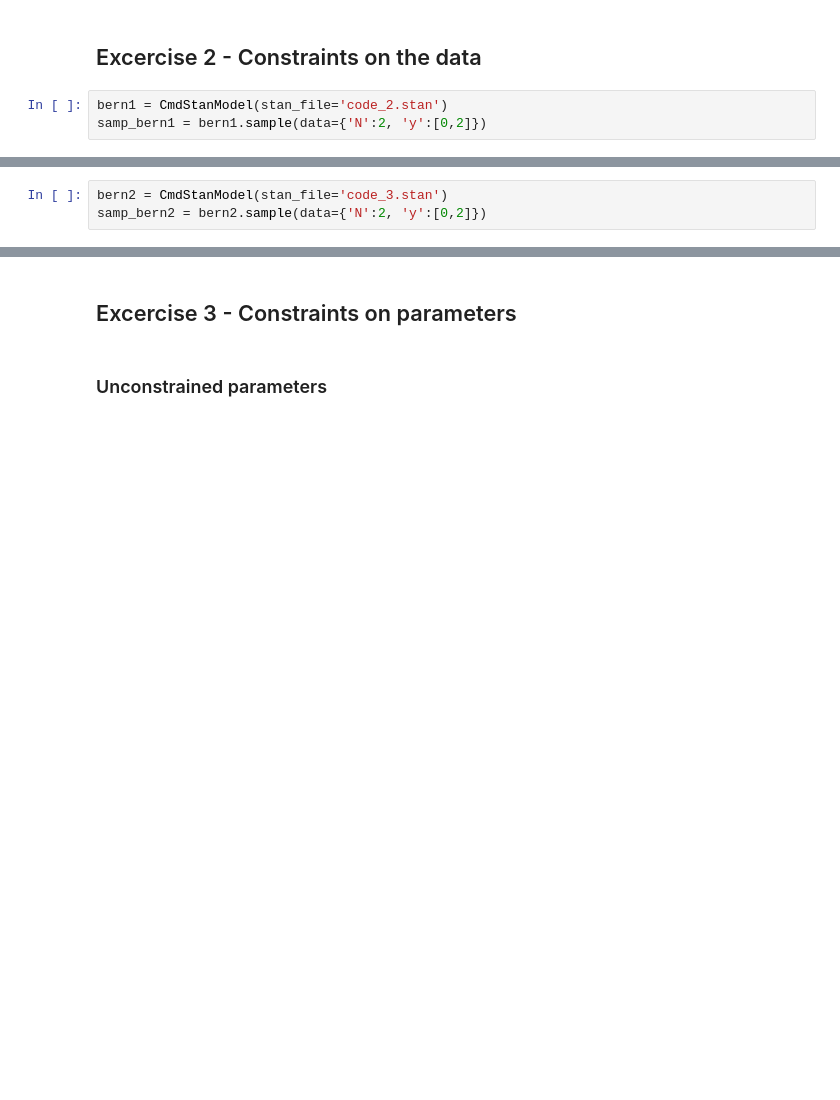
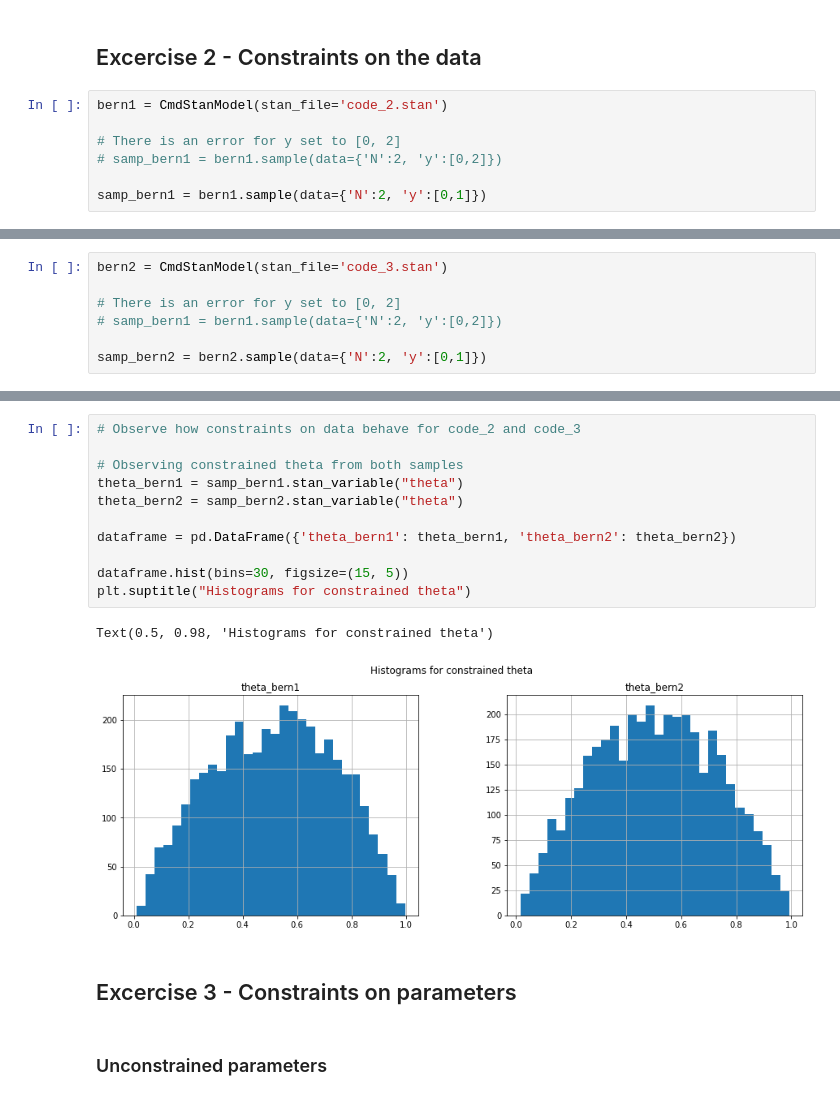
Before and after one commit to MiloszBlachowiak/Data_Analytics_LAB, a Jupyter notebook: Lab2/lab2.ipynb, the cells around one changed output, grey strips where cells are left out. Cells and saved outputs as stored; diff of their text form; blank space fills up the shorter version.

```diff
--- a/Lab2/lab2.ipynb
+++ b/Lab2/lab2.ipynb
@@ -21,4 +89,8 @@ samples = gen_quant.sample(data={'M':10},
 ## Excercise 2 - Constraints on the data
 # %%
 bern1 = CmdStanModel(stan_file='code_2.stan')
-samp_bern1 = bern1.sample(data={'N':2, 'y':[0,2]})
+
+# There is an error for y set to [0, 2]
+# samp_bern1 = bern1.sample(data={'N':2, 'y':[0,2]})
+
+samp_bern1 = bern1.sample(data={'N':2, 'y':[0,1]})
@@ -25,3 +111,7 @@ samp_bern1 = bern1.sample(data={'N':2, 'y':[0,2]})
 # %%
 bern2 = CmdStanModel(stan_file='code_3.stan')
-samp_bern2 = bern2.sample(data={'N':2, 'y':[0,2]})
+
+# There is an error for y set to [0, 2]
+# samp_bern1 = bern1.sample(data={'N':2, 'y':[0,2]})
+
+samp_bern2 = bern2.sample(data={'N':2, 'y':[0,1]})
@@ -28,3 +137,17 @@ samp_bern2 = bern2.sample(data={'N':2, 'y':[0,2]})
+# %%
+# Observe how constraints on data behave for code_2 and code_3
+
+# Observing constrained theta from both samples
+theta_bern1 = samp_bern1.stan_variable("theta")
+theta_bern2 = samp_bern2.stan_variable("theta")
+
+dataframe = pd.DataFrame({'theta_bern1': theta_bern1, 'theta_bern2': theta_bern2})
+
+dataframe.hist(bins=30, figsize=(15, 5))
+plt.suptitle("Histograms for constrained theta")
+# %% [output]
+Text(0.5, 0.98, 'Histograms for constrained theta')
+[figure, added]
 # %% [markdown]
 ## Excercise 3 - Constraints on parameters
 # %% [markdown]
```
Also changed, not shown: parts of 15 cells of this notebook, 31 other files.
